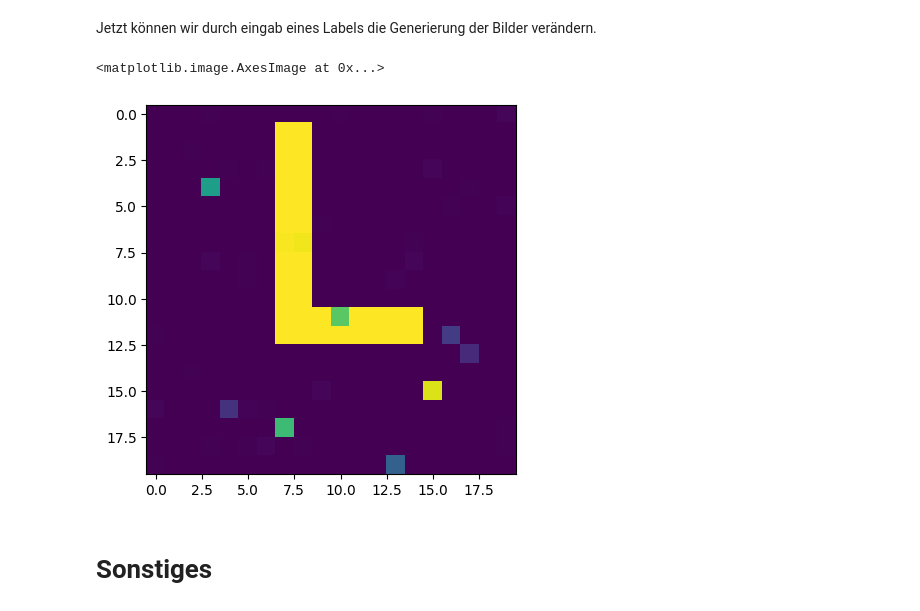
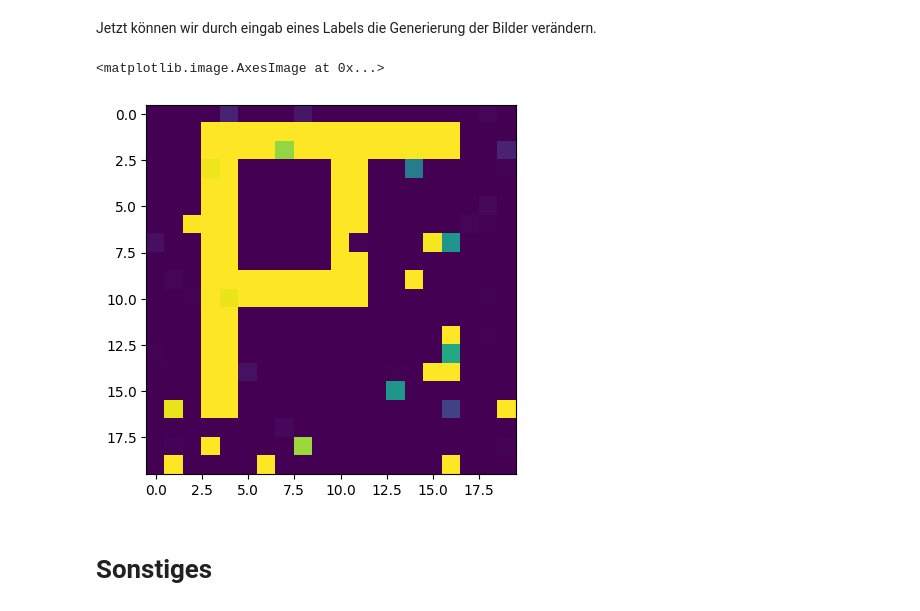
Before and after one commit to as8345s/GenAI_LangChain_Content, a Jupyter notebook: GAN/1_Introduce-GAN-ANN.ipynb, the cells around one changed output. Saved outputs shown, nothing was run; the diff lists cells and outputs as text; code cells hidden in the pictures.

```diff
--- a/GAN/1_Introduce-GAN.ipynb
+++ b/GAN/1_Introduce-GAN-ANN.ipynb
@@ -707,10 +707,10 @@ Epoche: 1400/1400 GAN loss: 1.0849944353103638
 Jetzt können wir durch eingab eines Labels die Generierung der Bilder verändern.
 # %%
 noise = np.random.normal(0, 1, (1, 100))
-img   = generator([noise, np.array([1])])
+img   = generator([noise, np.array([0])])
 plt.imshow(img[0])
 # %% [output]
 <matplotlib.image.AxesImage at 0x...>
-[figure, old version]
+[figure, new version]
 # %% [markdown]
 <h1>Sonstiges</h1>
```
